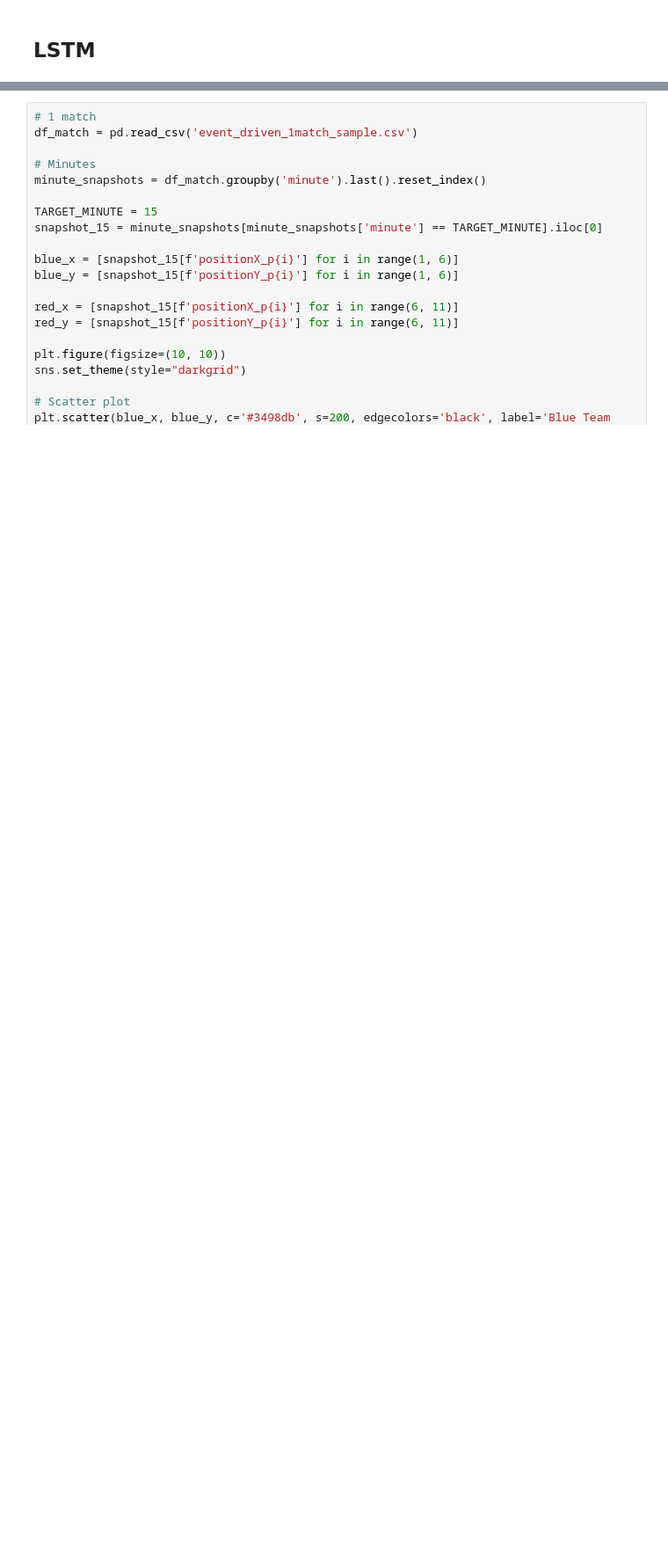
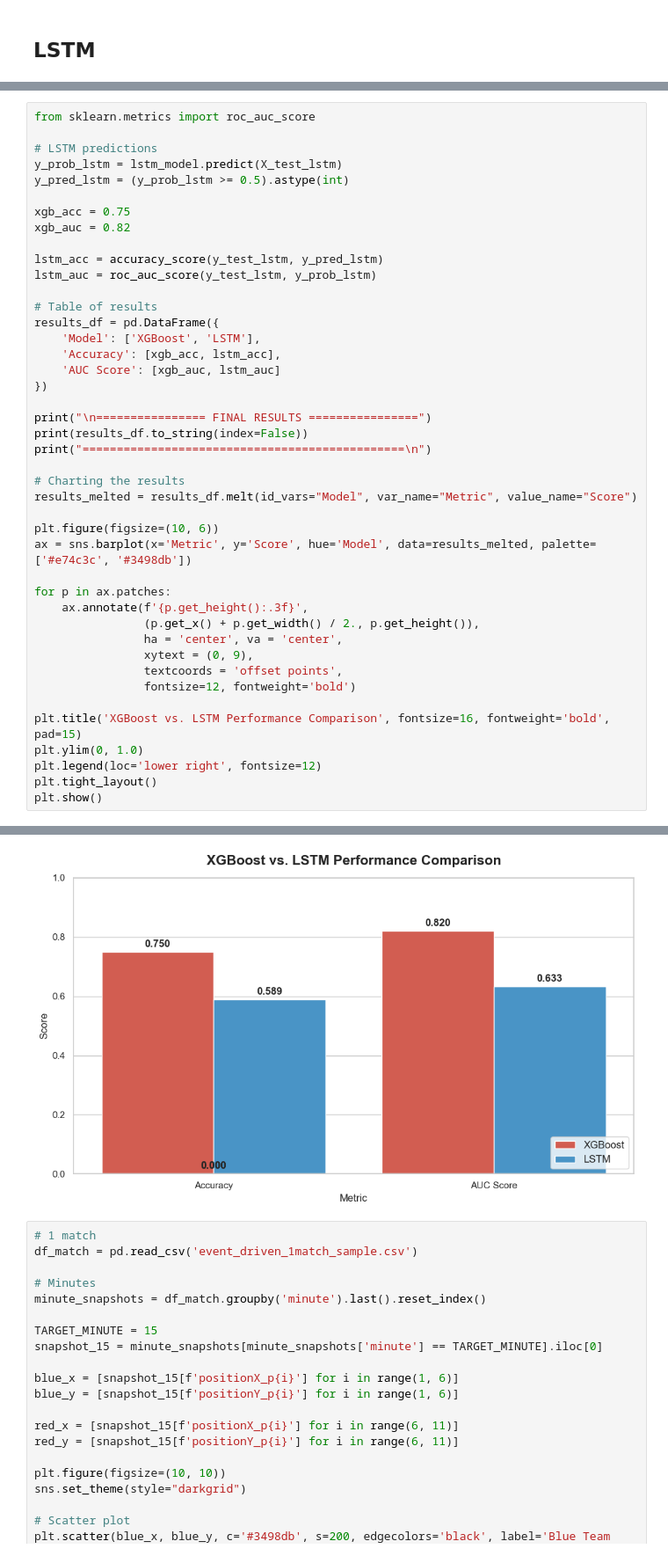
Before and after one commit to BalazsBognar/League-of-Legends-Esport-Analytics-2026, a Jupyter notebook: Win probability.ipynb, the cells around one changed output, grey strips where cells are left out. Shown at 88% size. Drawn from its saved outputs; the diff is of its cells as text; blank space fills up the shorter version.

```diff
--- a/Win probability.ipynb
+++ b/Win probability.ipynb
@@ -812,0 +850,44 @@ Epoch 15/15
+# %%
+from sklearn.metrics import roc_auc_score
+
+# LSTM predictions
+y_prob_lstm = lstm_model.predict(X_test_lstm)
+y_pred_lstm = (y_prob_lstm >= 0.5).astype(int)
+
+xgb_acc = 0.75
+xgb_auc = 0.82
+
+lstm_acc = accuracy_score(y_test_lstm, y_pred_lstm)
+lstm_auc = roc_auc_score(y_test_lstm, y_prob_lstm)
+
+# Table of results
+results_df = pd.DataFrame({
+    'Model': ['XGBoost', 'LSTM'],
+    'Accuracy': [xgb_acc, lstm_acc],
+    'AUC Score': [xgb_auc, lstm_auc]
+})
+
+print("\n================ FINAL RESULTS ================")
+print(results_df.to_string(index=False))
+print("===============================================\n")
+
+# Charting the results
+results_melted = results_df.melt(id_vars="Model", var_name="Metric", value_name="Score")
+
+plt.figure(figsize=(10, 6))
+ax = sns.barplot(x='Metric', y='Score', hue='Model', data=results_melted, palette=['#e74c3c', '#3498db'])
+
+for p in ax.patches:
+    ax.annotate(f'{p.get_height():.3f}',
+                (p.get_x() + p.get_width() / 2., p.get_height()),
+                ha = 'center', va = 'center',
+                xytext = (0, 9),
+                textcoords = 'offset points',
+                fontsize=12, fontweight='bold')
+
+plt.title('XGBoost vs. LSTM Performance Comparison', fontsize=16, fontweight='bold', pad=15)
+plt.ylim(0, 1.0)
+plt.legend(loc='lower right', fontsize=12)
+plt.tight_layout()
+plt.show()
+# %% [output]
@@ -813,3 +901,4 @@ Epoch 15/15
+[figure, added]
 # %%
 # 1 match
 df_match = pd.read_csv('event_driven_1match_sample.csv')
```
Also changed, not shown: parts of 5 cells of this notebook.
